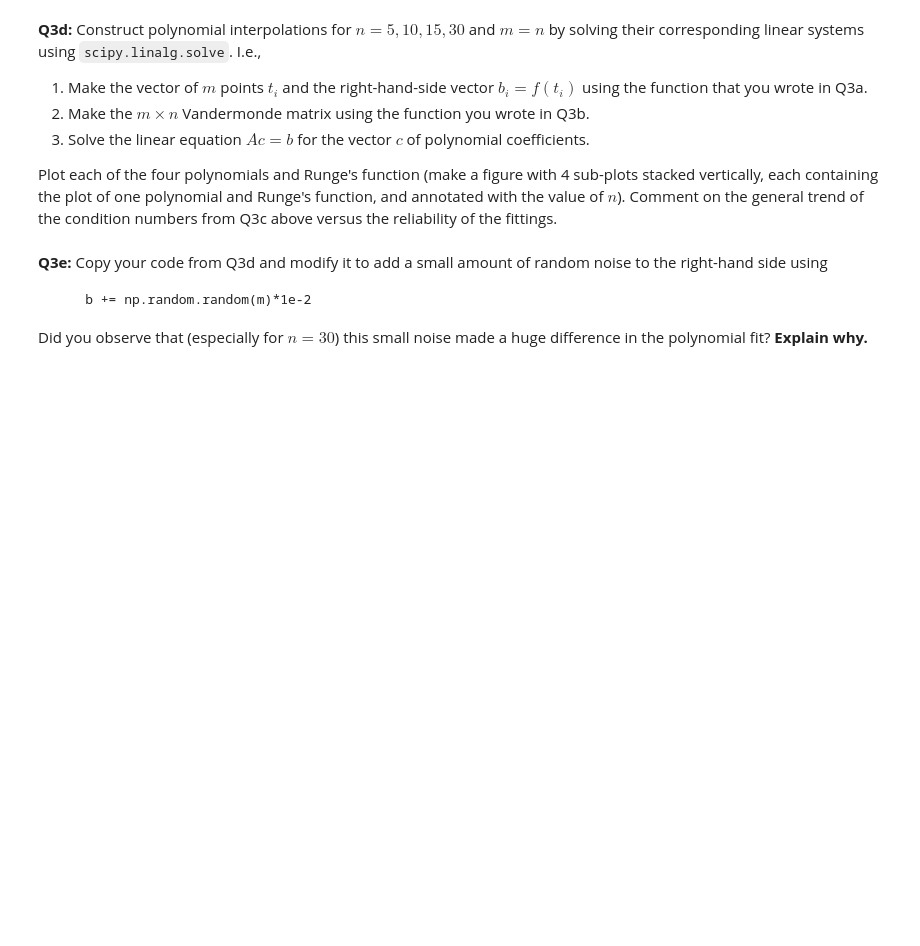
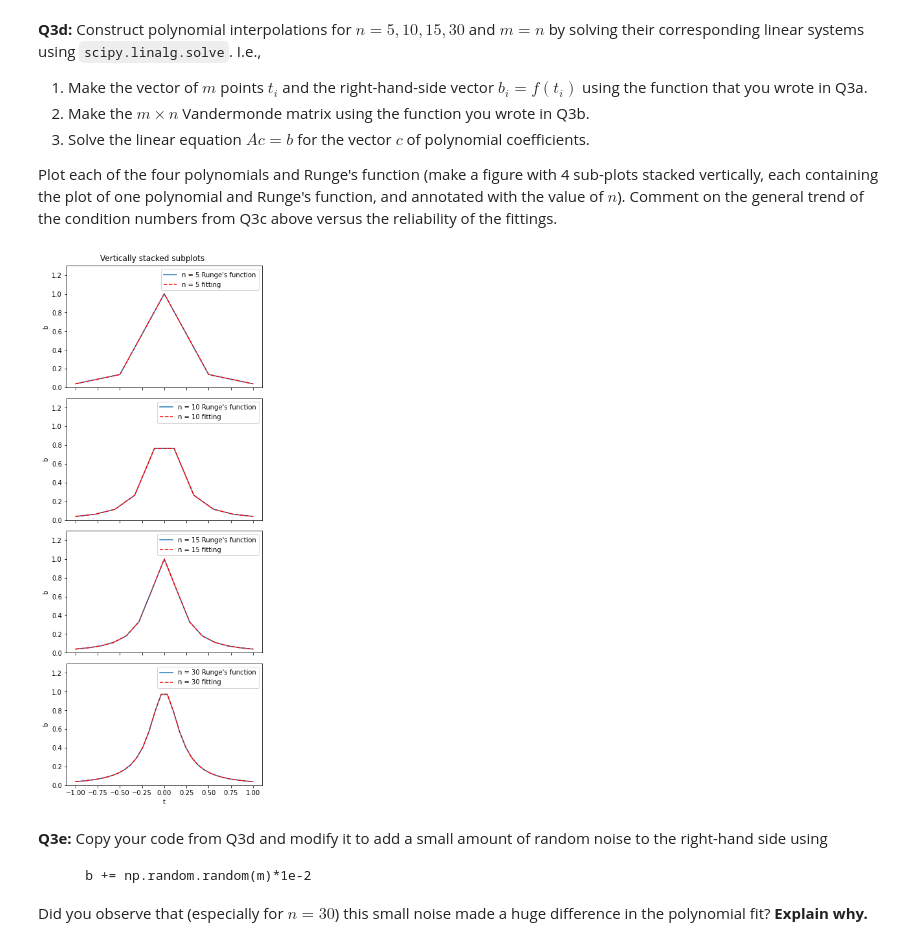
Before and after one commit to JamesChung821/AMS-561-DCS-521-Introduction-to-Computational-Science, a Jupyter notebook: Assignment-3-TrackB.ipynb, the cells around one changed output. Cells and saved outputs as stored; diff of their text form; code cells hidden in the pictures; blank space fills up the shorter version.

```diff
--- a/Assignment-3-TrackB.ipynb
+++ b/Assignment-3-TrackB.ipynb
@@ -384,6 +466,26 @@ We will test it using $f(t) = 1/(1+25 t^2)$ on the range $[-1,1]$ (this is known
 3. Solve the linear equation $Ac=b$ for the vector $c$ of polynomial coefficients.
 
 Plot each of the four polynomials and Runge's function (make a figure with 4 sub-plots stacked vertically, each containing the plot of one polynomial and Runge's function, and annotated with the value of $n$). Comment on the general trend of the condition numbers from Q3c above versus the reliability of the fittings.
+# %%
+n = [5, 10, 15, 30]
+d = {}
+fig, ax = plt.subplots(len(n), sharex=True, figsize=(5,12))
+fig.suptitle('Vertically stacked subplots')
+for m in n:
+    t, b = returntb(m)
+    d[f'A{m}'] = Vandermonde_matrix(m,m,t)
+    d[f'c{m}'] = la.solve(d[f'A{m}'], b)
+    ax[n.index(m)].plot(t, b, label=f'n = {m} Runge\'s function')
+    ax[n.index(m)].plot(t, np.dot(d[f'A{m}'], d[f'c{m}']), 'r--', label=f'n = {m} fitting')
+    ax[n.index(m)].set_ylim(0, 1.3)
+    ax[n.index(m)].set_ylabel('b')
+    ax[n.index(m)].legend(loc=1)
+
+plt.tight_layout()
+plt.xlabel('t')
+plt.show()
+# %% [output]
+[figure, added]
 # %% [markdown]
 **Q3e:** Copy your code from Q3d and modify it to add a small amount of random noise to the right-hand side using
 
```
Also changed, not shown: parts of 11 cells of this notebook, 5 other files.
